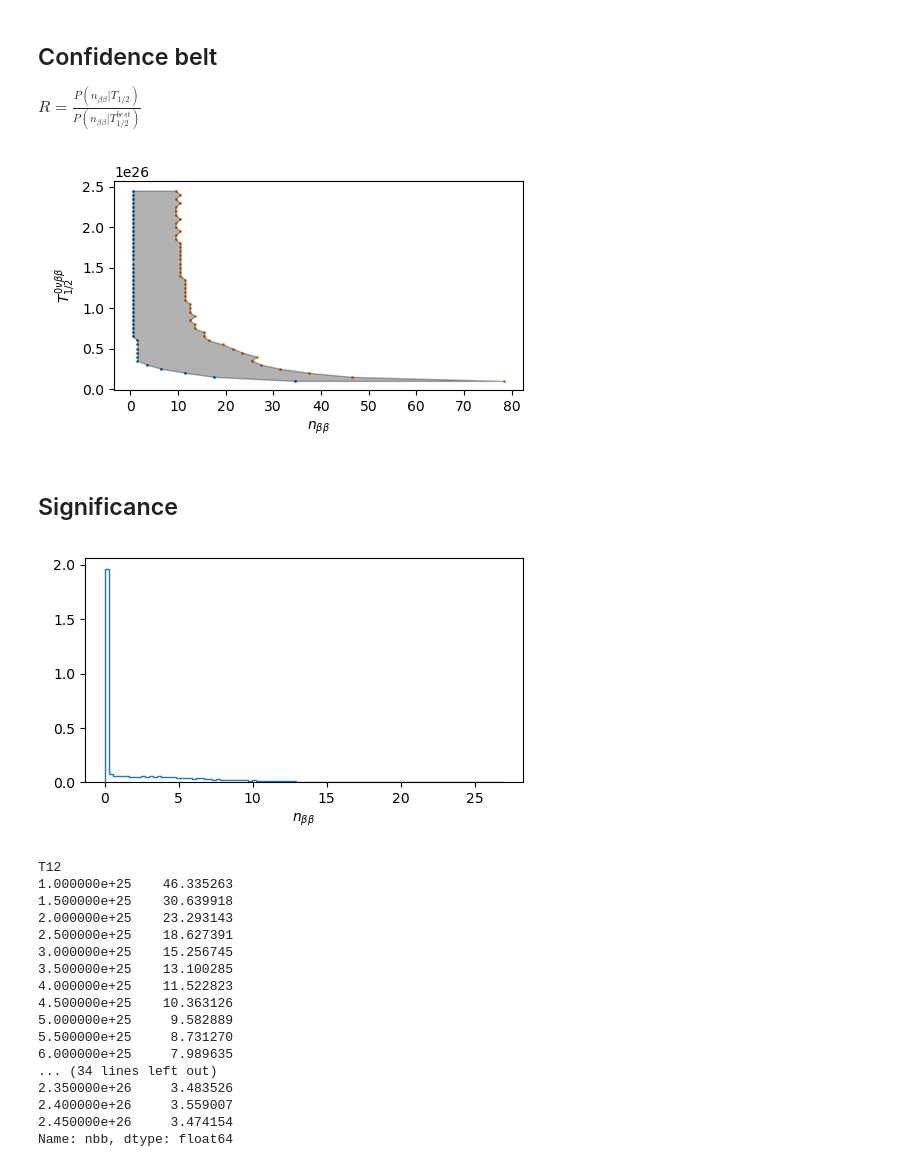
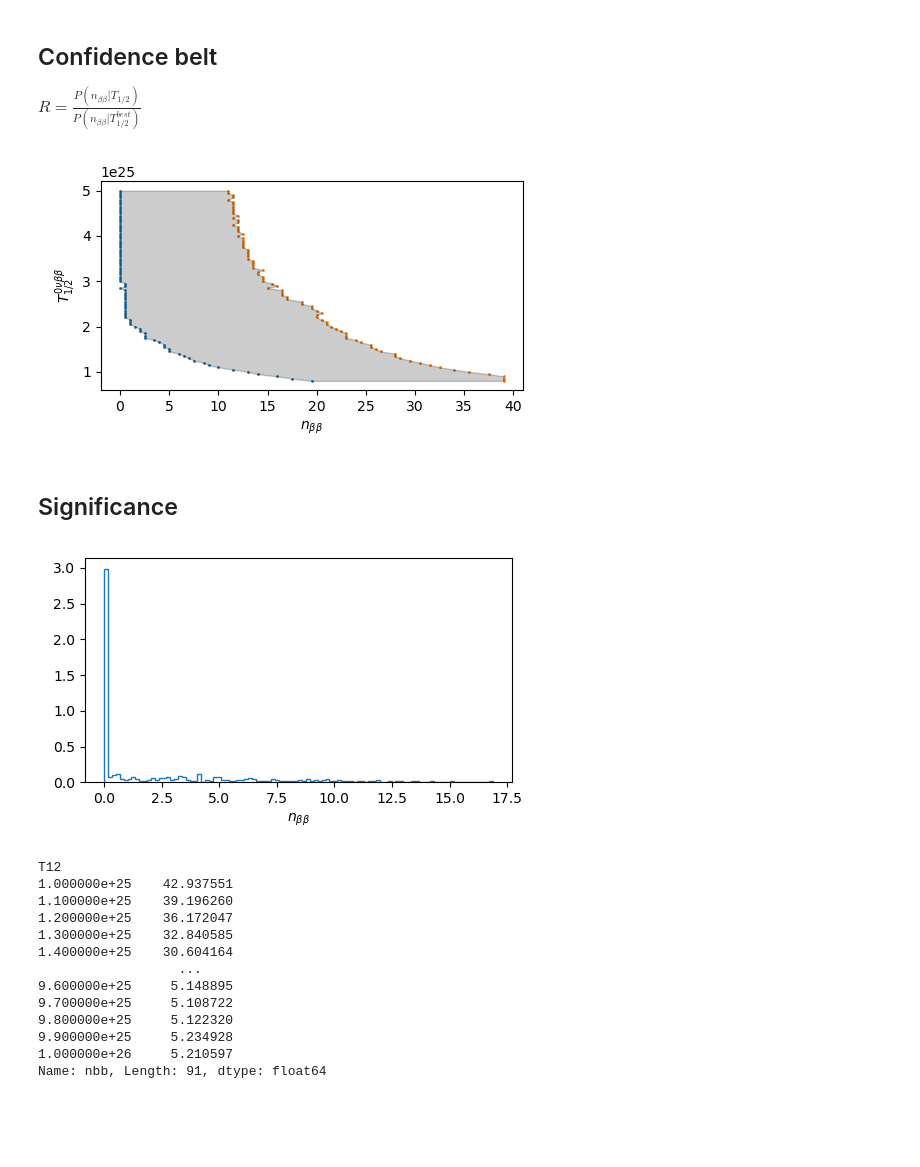
Before and after one commit to gondiaz/NEXT100-0nubb-analysis, a Jupyter notebook: analysis/sensitivity.ipynb, the cells around one changed output. Cells and saved outputs as stored; diff of their text form; code cells hidden in the pictures; blank space fills up the shorter version.

```diff
--- a/analysis/sensitivity.ipynb
+++ b/analysis/sensitivity.ipynb
@@ -20,19 +22,15 @@ plt.rcParams["font.family"]    = "sans-serif"
 plt.rcParams["font.monospace"] = "Computer Modern Sans Serif"
 plt.rcParams["figure.max_open_warning"] = False
 # %%
-get_t12 = lambda filename: filename.split("/")[-3]
+get_t12 = lambda filename: re.findall("[0-9]+[.][0-9]+e[+][0-9]+", filename)[0]
 
-filenames = sorted(glob.glob("./results/*/outs/*.csv"))
-t12s = np.unique([get_t12(filename) for filename in filenames])
+filenames = sorted(glob.glob("./results/typeI/merged_results_*.csv"))
 
 df = pd.DataFrame()
-for i, t12 in enumerate(t12s, 1):
-
-    print(f"adding {i}/{len(t12s)}", end="\r")
-
-    filenames = sorted(glob.glob(f"./results/{t12}/outs/*.csv"))
-    df_ = pd.concat([pd.read_csv(filename) for filename in filenames])
-    df_["T12"] = float(t12)
+for i, filename in enumerate(filenames, 1):
+    print(f"adding {i}/{len(filenames)}", end="\r")
+    df_ = pd.read_csv(filename)
+    df_["T12"] = float(get_t12(filename))
     df = pd.concat([df, df_])
 df.set_index("T12", inplace=True)
 # %% [output]
@@ -134,5 +134,5 @@ $R = \frac{P(n_{\beta\beta}|T_{1/2})}{P(n_{\beta\beta}|T^{best}_{1/2})}$
 # %%
-bins = np.arange(0, 80, 1)
+bins = np.arange(0, 40, 0.5)
 binc = (bins[1:] + bins[:-1])/2.
 
 belt = []
@@ -164,16 +167,24 @@ t12s = np.array(t12s)
 # %%
 plt.figure(figsize=[5, 3])
 
-plt.scatter(binc[lims[:, 0]], t12s, s=1)
-plt.scatter(binc[lims[:, 1]], t12s, s=1)
+plt.scatter(bins[lims[:, 0]], t12s, s=1)
+plt.scatter(bins[lims[:, 1]], t12s, s=1)
 
-plt.fill_betweenx(t12s, binc[lims[:, 0]], binc[lims[:, 1]], color="k", alpha=0.3)
+plt.fill_betweenx(t12s, bins[lims[:, 0]], bins[lims[:, 1]], color="k", alpha=0.2)
+
+# from scipy.interpolate import interp1d
+# ll_interp = interp1d(binc[lims[:, 0]], t12s, fill_value="extrapolate")
+# ul_interp = interp1d(binc[lims[:, 1]], t12s, fill_value="extrapolate")
+# nbbs = np.arange(0, 10, 0.05)
+# plt.plot(nbbs, ll_interp(nbbs))
+# nbbs = np.arange(0, 40, 1)
+# plt.plot(nbbs, ul_interp(nbbs))
 
 plt.xlabel(r"$n_{\beta\beta}$")
 plt.ylabel(r"$T^{0\nu\beta\beta}_{1/2}$")
 plt.tight_layout()
 # %% [output]
-[figure, old version]
+[figure, new version]
 # %% [markdown]
 ## Significance
 # %%
@@ -184,24 +195,20 @@ plt.hist(df_.nbb, bins=100, density=True, histtype="step")
 plt.xlabel(r"$n_{\beta\beta}$")
 plt.tight_layout();
 # %% [output]
-[figure, old version]
+[figure, new version]
 # %%
 df.groupby(level=0).nbb.mean()
 # %% [output]
 T12
-1.000000e+25    46.335263
-1.500000e+25    30.639918
-2.000000e+25    23.293143
-2.500000e+25    18.627391
-3.000000e+25    15.256745
-3.500000e+25    13.100285
-4.000000e+25    11.522823
-4.500000e+25    10.363126
-5.000000e+25     9.582889
-5.500000e+25     8.731270
-6.000000e+25     7.989635
-... (34 lines left out)
-2.350000e+26     3.483526
-2.400000e+26     3.559007
-2.450000e+26     3.474154
-Name: nbb, dtype: float64
+1.000000e+25    42.937551
+1.100000e+25    39.196260
+1.200000e+25    36.172047
+1.300000e+25    32.840585
+1.400000e+25    30.604164
+                  ...
+9.600000e+25     5.148895
+9.700000e+25     5.108722
+9.800000e+25     5.122320
+9.900000e+25     5.234928
+1.000000e+26     5.210597
+Name: nbb, Length: 91, dtype: float64
```
Also changed, not shown: parts of 5 cells of this notebook, 7 other files.
